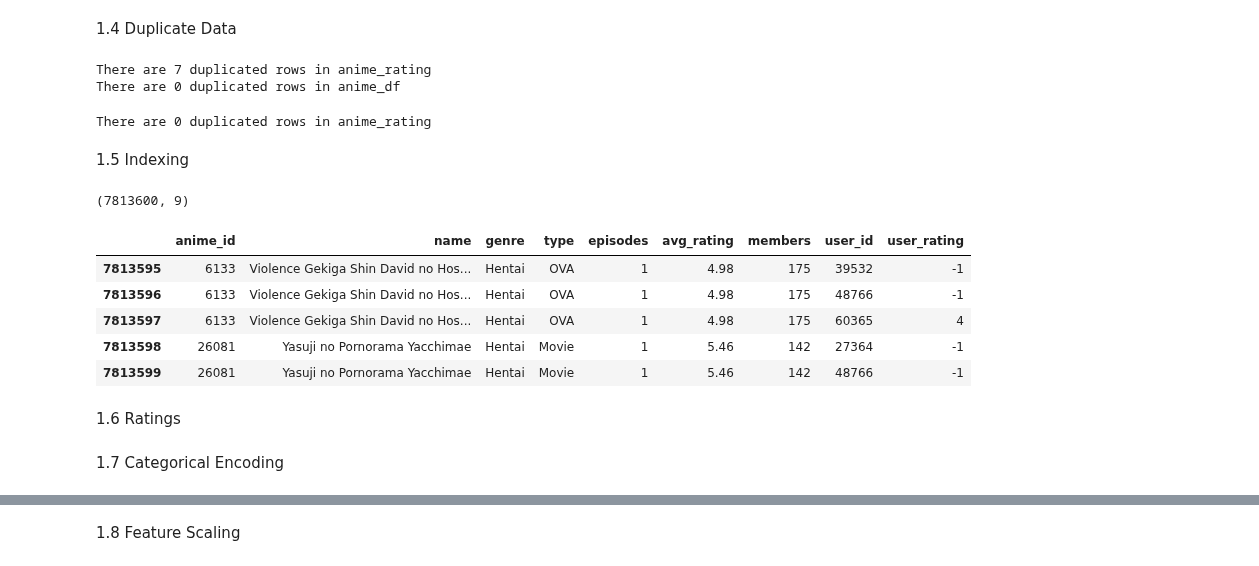
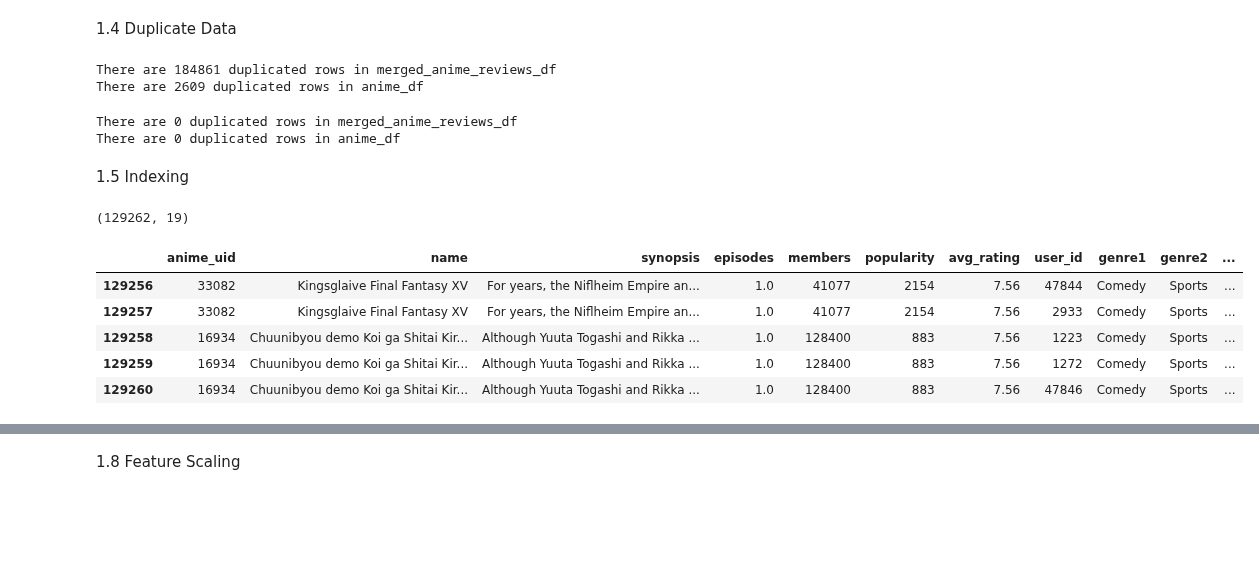
Before and after one commit to Haaris-Syed/AnimeRecommender, a Jupyter notebook: AnimeDataset-Preprocessing.ipynb, the cells around one changed output, grey strips where cells are left out. Drawn from its saved outputs; the diff is of its cells as text; code cells hidden in the pictures; blank space fills up the shorter version.

Commit message:
create categorical_df and numerical_df for feature scaling

```diff
--- a/AnimeDataset-Preprocessing.ipynb
+++ b/AnimeDataset-Preprocessing.ipynb
@@ -98,8 +98,8 @@ user_ratings_df.head(10)
 merged_anime_reviews_df = pd.merge(anime_df, user_ratings_df, on='anime_uid')
 merged_anime_reviews_df.rename(columns={'score_x':'avg_rating', 'text': 'review_text'},inplace=True)
 
-# remove unnecessary whitespace
-merged_anime_reviews_df['review_text'] = merged_anime_reviews_df['review_text'].str.strip()
+
+merged_anime_reviews_df.drop('review_text', axis=1, inplace=True)
 
 merged_anime_reviews_df.head()
 # %% [output]
@@ -195,7 +195,7 @@ ratings.head(10)
 | 8 | 7 | 7 | 9 | 8 | 8 | 8 |
 | 9 | 7 | 7 | 9 | 8 | 8 | 8 |
 # %%
-merged_anime_reviews_df.drop(columns=['score_y', 'scores'])
+merged_anime_reviews_df.drop(['score_y', 'scores'], axis=1, inplace=True)
 merged_anime_reviews_df = pd.concat([merged_anime_reviews_df, ratings], axis=1)
 
 merged_anime_reviews_df.head()
@@ -231,8 +247,8 @@ members       0
 dtype: int64
 # %%
 # remove all null values from both dataframes
-anime_rating.dropna(inplace=True)
+merged_anime_reviews_df.dropna(inplace=True)
 anime_df.dropna(inplace=True)
 
-anime_rating.isnull().sum()
+merged_anime_reviews_df.isnull().sum()
 # %% [output]
@@ -260,39 +287,47 @@ dtype: int64
 # %% [markdown]
 1.4 Duplicate Data
 # %%
-duplicate = anime_rating.duplicated(subset=['anime_id','user_id']).sum()
-print('There are {} duplicated rows in anime_rating'.format(duplicate))
+# remove duplicated rows where the same user has rated the same anime again
+duplicate = merged_anime_reviews_df.duplicated(subset=['anime_uid','user_id']).sum()
+print('There are {} duplicated rows in merged_anime_reviews_df'.format(duplicate))
 
 duplicate = anime_df.duplicated().sum()
 print('There are {} duplicated rows in anime_df'.format(duplicate))
 # %% [output]
-There are 7 duplicated rows in anime_rating
-There are 0 duplicated rows in anime_df
+There are 184861 duplicated rows in merged_anime_reviews_df
+There are 2609 duplicated rows in anime_df
 # %%
-anime_rating.drop_duplicates(subset=['anime_id','user_id'],inplace=True)
+merged_anime_reviews_df.drop_duplicates(subset=['anime_uid','user_id'],inplace=True)
+anime_df.drop_duplicates(inplace=True)
 
 #checking to see if duplicates have been removed
-duplicate = anime_rating.duplicated(subset=['anime_id','user_id']).sum()
-print('There are {} duplicated rows in anime_rating'.format(duplicate))
+duplicate = merged_anime_reviews_df.duplicated(subset=['anime_uid','user_id']).sum()
+print('There are {} duplicated rows in merged_anime_reviews_df'.format(duplicate))
+
+duplicate = anime_df.duplicated().sum()
+print('There are {} duplicated rows in anime_df'.format(duplicate))
 # %% [output]
-There are 0 duplicated rows in anime_rating
+There are 0 duplicated rows in merged_anime_reviews_df
+There are 0 duplicated rows in anime_df
 # %% [markdown]
 1.5 Indexing
 # %%
-anime_rating.shape
+merged_anime_reviews_df.shape
 # %% [output]
-(7813600, 9)
+(129262, 19)
 # %%
-# we see that the indexes for the last 5 entries range from 7813722-7813726, but there are only 7813600
+# we see that the indexes for the last 4 entries range from 317475-317478, but there are only 129263
 # entries so the indexes need to be reset
-anime_rating.reset_index(drop=True,inplace=True)
-anime_rating.tail()
+merged_anime_reviews_df.reset_index(drop=True,inplace=True)
+
+# dropping last row due to several NaN values
+merged_anime_reviews_df.drop(merged_anime_reviews_df.tail(1).index, inplace=True)
+
+merged_anime_reviews_df.tail()
 # %% [output]
-|  | anime_id | name | genre | type | episodes | avg_rating | members | user_id | user_rating |
-| 7813595 | 6133 | Violence Gekiga Shin David no Hos... | Hentai | OVA | 1 | 4.98 | 175 | 39532 | -1 |
-| 7813596 | 6133 | Violence Gekiga Shin David no Hos... | Hentai | OVA | 1 | 4.98 | 175 | 48766 | -1 |
-| 7813597 | 6133 | Violence Gekiga Shin David no Hos... | Hentai | OVA | 1 | 4.98 | 175 | 60365 | 4 |
-| 7813598 | 26081 | Yasuji no Pornorama Yacchimae | Hentai | Movie | 1 | 5.46 | 142 | 27364 | -1 |
-| 7813599 | 26081 | Yasuji no Pornorama Yacchimae | Hentai | Movie | 1 | 5.46 | 142 | 48766 | -1 |
+|  | anime_uid | name | synopsis | episodes | members | popularity | avg_rating | user_id | genre1 | genre2 | ... |
+| 129256 | 33082 | Kingsglaive Final Fantasy XV | For years, the Niflheim Empire an... | 1.0 | 41077 | 2154 | 7.56 | 47844 | Comedy | Sports | ... |
+| 129257 | 33082 | Kingsglaive Final Fantasy XV | For years, the Niflheim Empire an... | 1.0 | 41077 | 2154 | 7.56 | 2933 | Comedy | Sports | ... |
+| 129258 | 16934 | Chuunibyou demo Koi ga Shitai Kir... | Although Yuuta Togashi and Rikka ... | 1.0 | 128400 | 883 | 7.56 | 1223 | Comedy | Sports | ... |
+| 129259 | 16934 | Chuunibyou demo Koi ga Shitai Kir... | Although Yuuta Togashi and Rikka ... | 1.0 | 128400 | 883 | 7.56 | 1272 | Comedy | Sports | ... |
+| 129260 | 16934 | Chuunibyou demo Koi ga Shitai Kir... | Although Yuuta Togashi and Rikka ... | 1.0 | 128400 | 883 | 7.56 | 47846 | Comedy | Sports | ... |
-# %% [markdown]
-1.6 Ratings
@@ -303,2 +333,0 @@ anime_rating.dropna(inplace=True)
-# %% [markdown]
-1.7 Categorical Encoding
```
Also changed, not shown: parts of 23 cells of this notebook.
